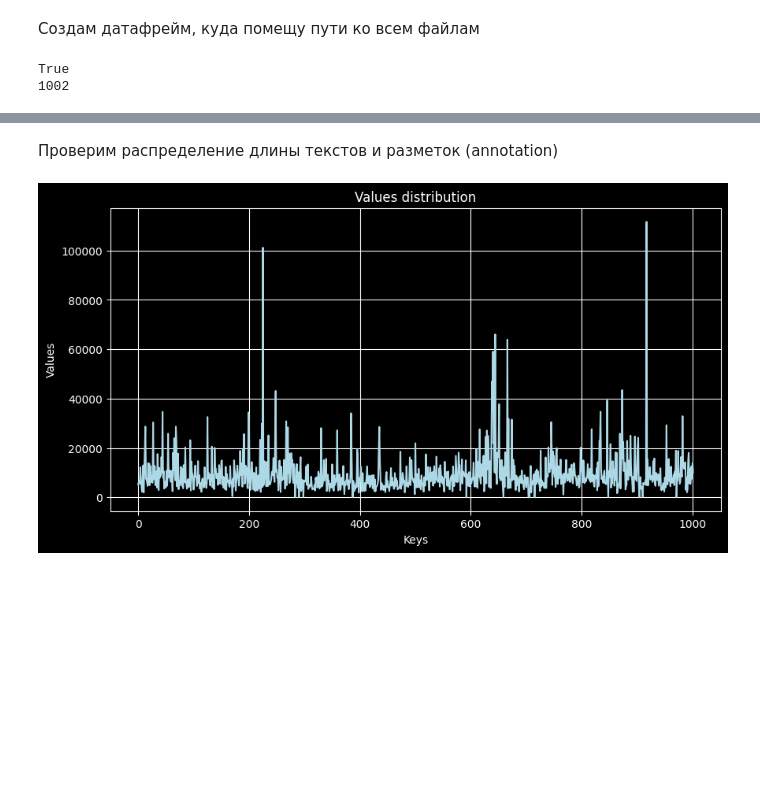
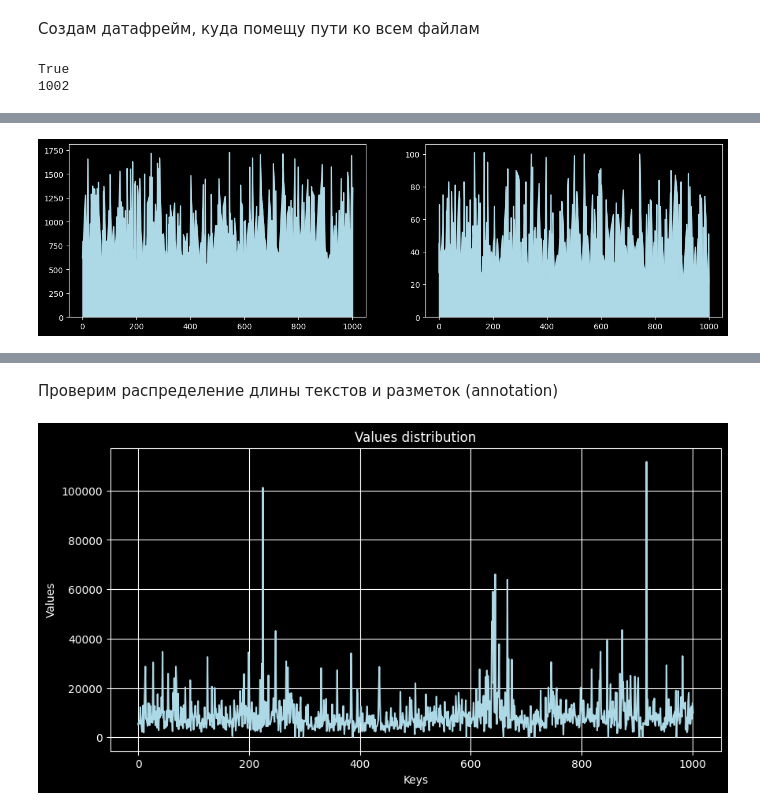
Before and after one commit to Rainfue/NLP-summary, a Jupyter notebook: Module1/Report_M1.ipynb, the cells around one changed output, grey strips where cells are left out. Saved outputs shown, nothing was run; the diff lists cells and outputs as text; code cells hidden in the pictures; blank space fills up the shorter version.

```diff
--- a/Module1/Report_M1.ipynb
+++ b/Module1/Report_M1.ipynb
@@ -200,0 +299,10 @@ df.head()
+# %%
+#
+fig, ax = plt.subplots(1,2, figsize=(15,4))
+#
+filtered_df['text_words'].plot(kind='area', color='lightblue', ax=ax[0])
+#
+filtered_df['summary_words'].plot(kind='area', color='lightblue', ax=ax[1])
+plt.show()
+# %% [output]
+[figure, added]
```
Also changed, not shown: parts of 43 cells of this notebook, 2 other files.
